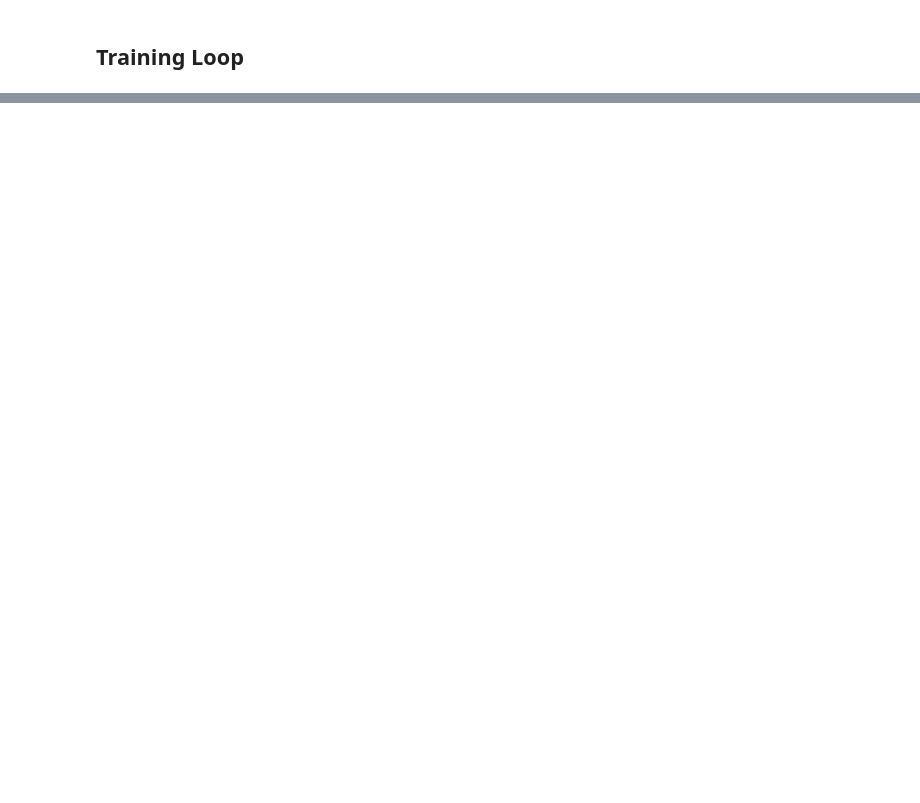
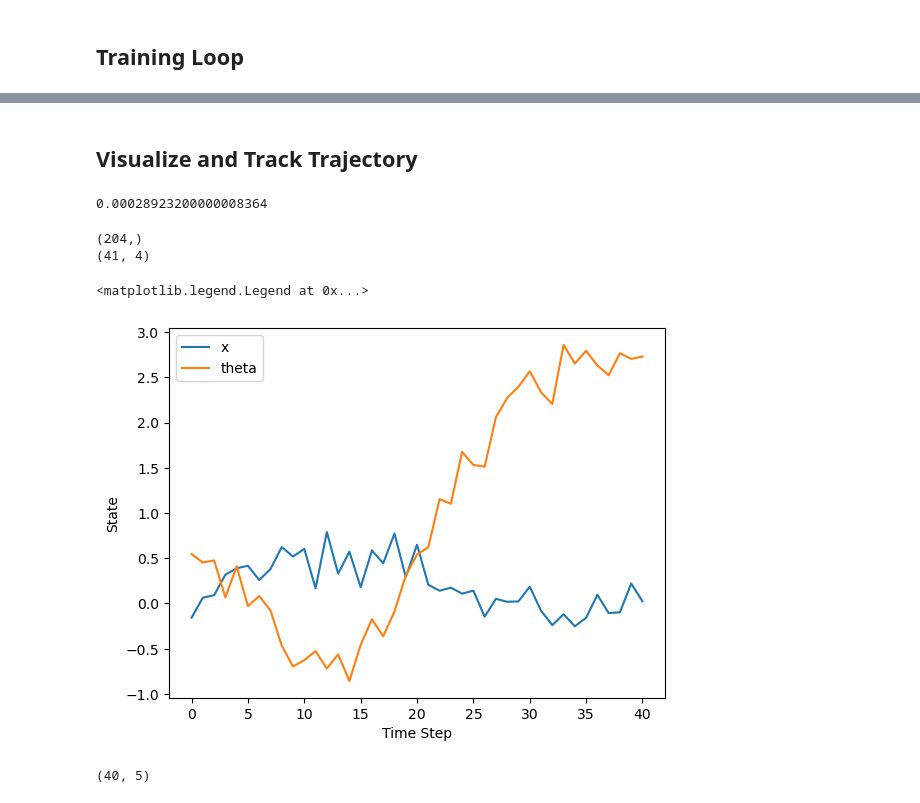
Before and after one commit to Astronauty/AiPEX-Projects, a Jupyter notebook: warmstarting_NLPs/NLP_learning.ipynb, the cells around one changed output, grey strips where cells are left out. Drawn from its saved outputs; the diff is of its cells as text; code cells hidden in the pictures; blank space fills up the shorter version.

Commit message:
started model runs

```diff
--- a/warmstarting_NLPs/NLP_learning.ipynb
+++ b/warmstarting_NLPs/NLP_learning.ipynb
@@ -155,9 +170,11 @@ def train_loop(dataloader, model, loss_fn, optimizer):
         optimizer.step()
         optimizer.zero_grad()
 
-        if batch % 1 == 0:
+        if batch % 50 == 0:
+            writer.add_scalar('train loss x batch', loss, batch)
             loss, current = loss.item(), batch * len(X)
-            print(f"loss: {loss:>7f}  [{current:>5d}/{size:>5d}]")
+            # print(f"loss: {loss:>7f}  [{current:>5d}/{size:>5d}]")
+
 
 
 def test_loop(dataloader, model, loss_fn):
@@ -175,5 +192,8 @@ def test_loop(dataloader, model, loss_fn):
             test_loss += loss_fn(pred, y).item()
 
     test_loss /= num_batches # average loss per batch
-    print(f"Test Error: \n Avg loss: {test_loss:>8f} \n")
+    # print(f"Test Error: \n Avg loss: {test_loss:>8f} \n")
+
+
+    return test_loss
 # %%
@@ -210,0 +223,49 @@ KeyboardInterrupt:
+# %% [markdown]
+## Visualize and Track Trajectory
+# %%
+# model = torch.load('models/cartpole_model1.pth')
+model.eval()
+# rand_param = torch.rand()
+
+param_lower = [0.0, 0.0]
+param_upper = [0.2, np.pi/2]
+
+rand_param = torch.rand(len(param_lower)) * (torch.tensor(param_upper) - torch.tensor(param_lower)) + torch.tensor(param_lower)
+rand_param = rand_param.double()
+
+Z = None
+with torch.no_grad():
+    rand_param = rand_param.to(device)
+    start = time.process_time()
+    Z = model(rand_param)
+    end = time.process_time()
+Z = Z.detach().cpu().numpy()
+
+print(end-start)
+# %% [output]
+0.00028923200000008364
+# %%
+from utils.trajectory_utils import create_idx
+nx, nu, N = 4, 1, 41
+# nx, nu, N, nz, nc, x, u, c= create_idx(nx, nu, N)
+idx = create_idx(nx, nu, N)
+idx.x
+
+print(Z.shape)
+print(Z[idx.x].shape)
+plt.plot(Z[idx.x][:,:2])
+
+plt.xlabel('Time Step')
+plt.ylabel('State')
+plt.legend(['x', 'theta'])
+# %% [output]
+(204,)
+(41, 4)
+<matplotlib.legend.Legend at 0x...>
+[figure, added]
+# %%
+params, traj = cartpole_data.getitem(0)
+
+traj.shape
+# %% [output]
+(40, 5)
```
Also changed, not shown: parts of 8 cells of this notebook, 22 other files.
